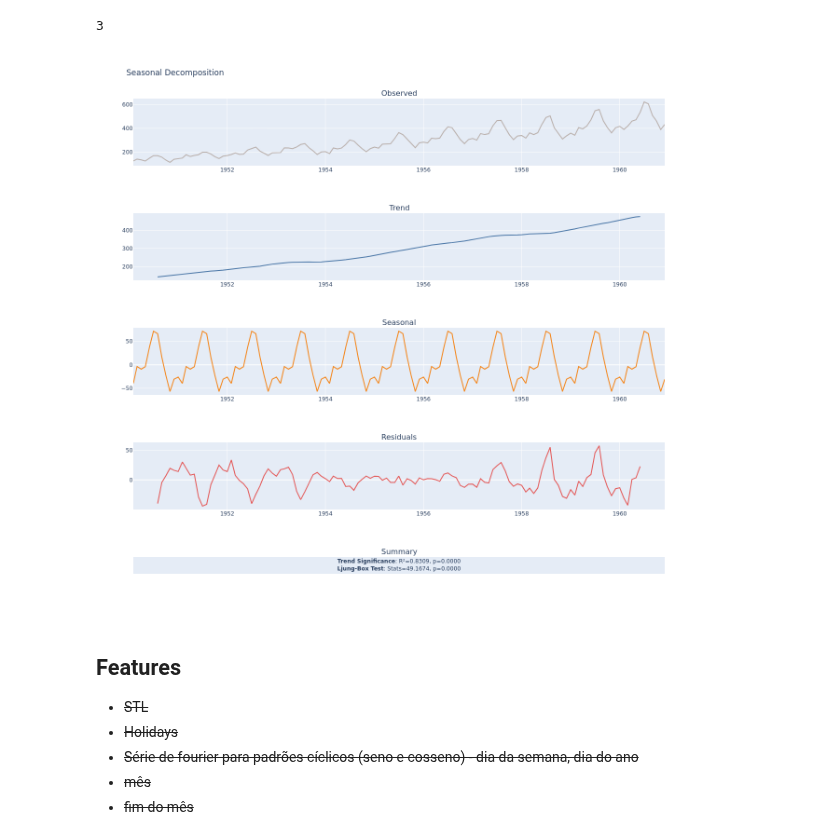
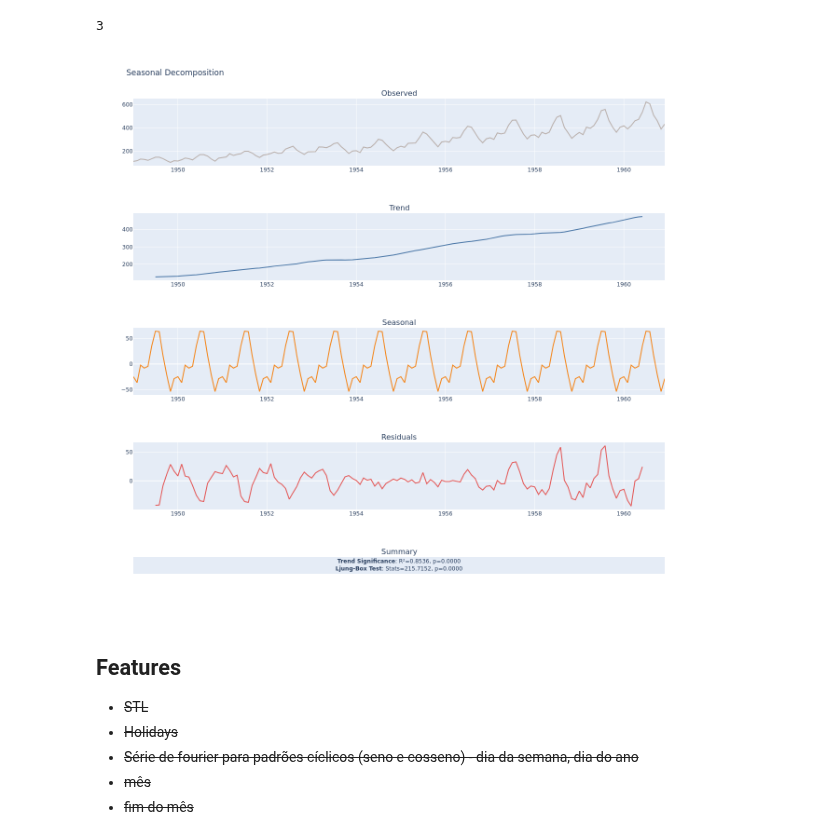
Before and after one commit to HeyLucasLeao/forecasting, a Jupyter notebook: 1.air_passangers.ipynb, the cells around one changed output. Cells and saved outputs as stored; diff of their text form; code cells hidden in the pictures.

```diff
--- a/1.air_passangers.ipynb
+++ b/1.air_passangers.ipynb
@@ -110,9 +112,9 @@ df[["y", "lag_1", "lag_12"]].shape[1]
 # %% [output]
 3
 # %%
-plot_seasonal_decompose(df.set_index("ds")["y"], fig_type="png", ljungbox_lags=1)
+seasonal_decompose(df.set_index("ds")["y"], fig_type="png")
 # %% [output]
-[figure, old version]
+[figure, new version]
 # %% [markdown]
 ## Features
 - ~~STL~~
```
Also changed, not shown: parts of 3 cells of this notebook, 3 other files.
